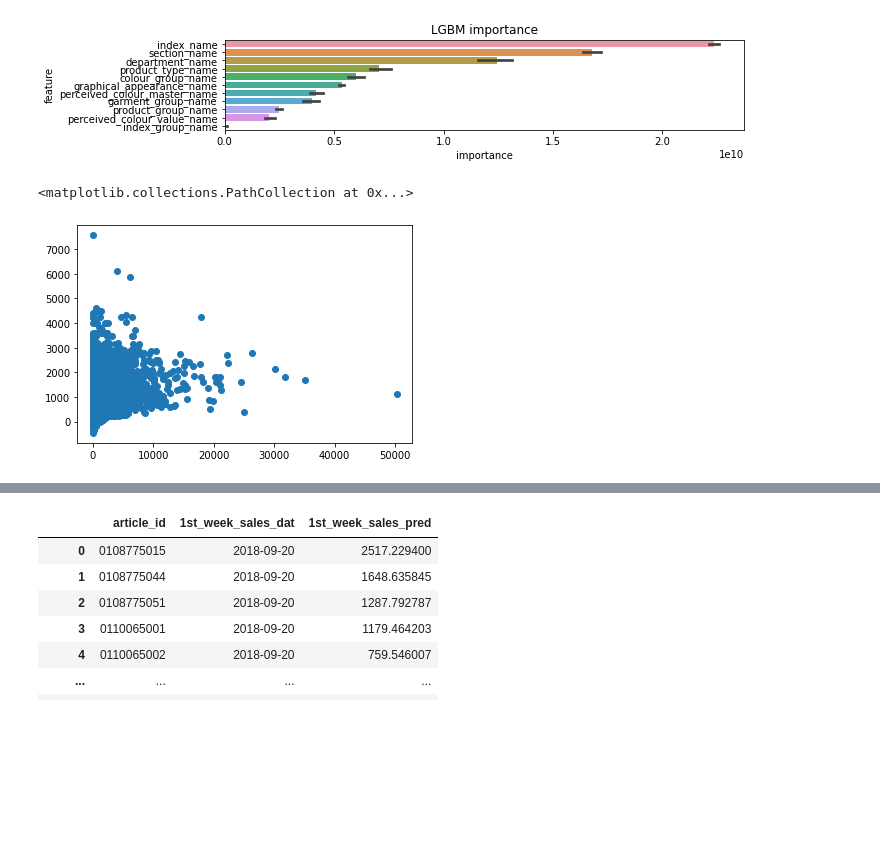
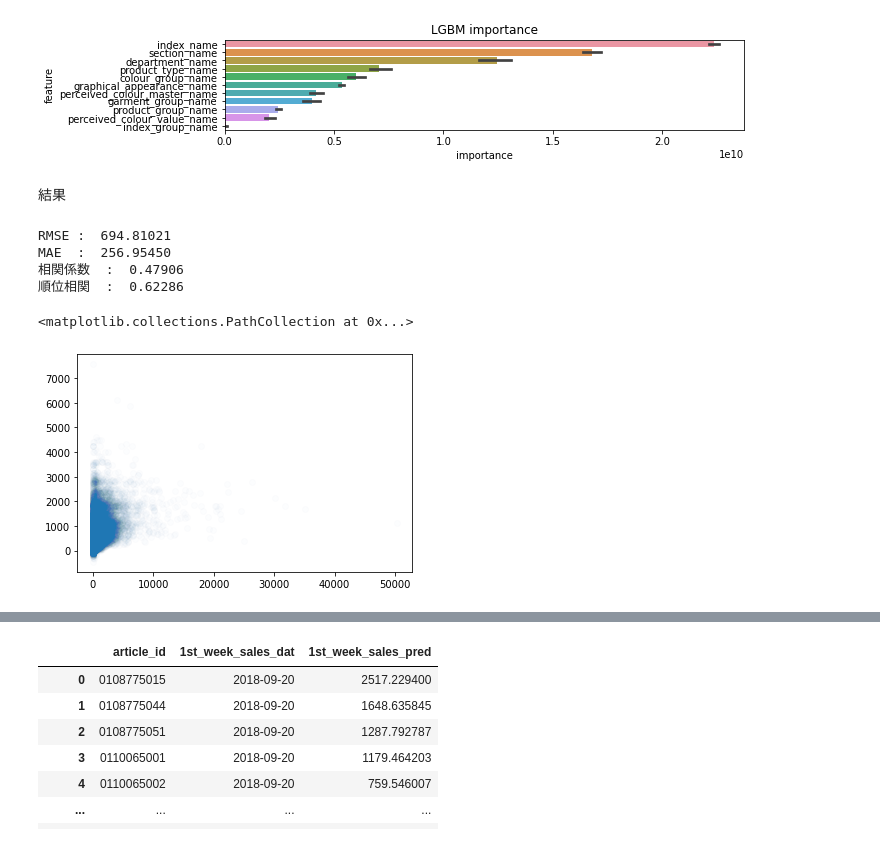
Before and after one commit to takeko213/kaggle-handm, a Jupyter notebook: prep/1st_week_sales_pred.ipynb, the cells around one changed output, grey strips where cells are left out. Cells and saved outputs as stored; diff of their text form; code cells hidden in the pictures; blank space fills up the shorter version.

```diff
--- a/prep/1st_week_sales_pred.ipynb
+++ b/prep/1st_week_sales_pred.ipynb
@@ -103,7 +103,7 @@ features = ['product_type_name', 'product_group_name', 'graphical_appearance_nam
             'index_name', 'index_group_name', 'section_name', 'garment_group_name']
 # %%
 fi = pd.DataFrame()
-oof = train[['article_id', '1st_week_sales_dat']].copy()
+oof = train[['article_id', '1st_week_sales_dat', '1st_week_sales']].copy()
 oof['1st_week_sales_pred'] = np.nan
 preds = np.zeros(len(test))
 cv_scores = []
@@ -134,8 +134,9 @@ for n, (tr_idx, vl_idx) in enumerate(kf.split(train)):
 
     cv_score = mean_squared_error(vl_y, vl_pred, squared=False)
     cv_scores.append(cv_score)
-    print(f'fold{n} RMSLE: ' + '{:.5f}'.format(cv_score))
+    print(f'fold{n} RMSE: ' + '{:.5f}'.format(cv_score))
 
 test['1st_week_sales_pred'] = pred
+print(f'CV SCORE: ' + '{:.5f}'.format(np.mean(cv_scores)))
 # %% [output]
 fold0 --------------------
@@ -200,8 +205,20 @@ plt.tight_layout()
 plt.savefig(OUTPUT_DIR + f'{exp_name}/lgbm_importance.png')
 # %% [output]
 [figure]
+# %% [markdown]
+結果
+# %%
+print('RMSE : ', '{:.5f}'.format(mean_squared_error(oof['1st_week_sales'], oof['1st_week_sales_pred'], squared=False)))
+print('MAE  : ', '{:.5f}'.format(mean_absolute_error(oof['1st_week_sales'], oof['1st_week_sales_pred'])))
+print('相関係数  : ', '{:.5f}'.format(oof[['1st_week_sales', '1st_week_sales_pred']].corr().iat[0,1]))
+print('順位相関  : ', '{:.5f}'.format(oof[['1st_week_sales', '1st_week_sales_pred']].corr(method='spearman').iat[0,1]))
+# %% [output]
+RMSE :  694.81021
+MAE  :  256.95450
+相関係数  :  0.47906
+順位相関  :  0.62286
 # %%
-plt.scatter(train['1st_week_sales'], oof['1st_week_sales_pred'])
+plt.scatter(oof['1st_week_sales'], oof['1st_week_sales_pred'], alpha=0.01)
 # %% [output]
 <matplotlib.collections.PathCollection at 0x...>
-[figure, old version]
+[figure, new version]
```
Also changed, not shown: parts of 3 cells of this notebook, 9 other files.
